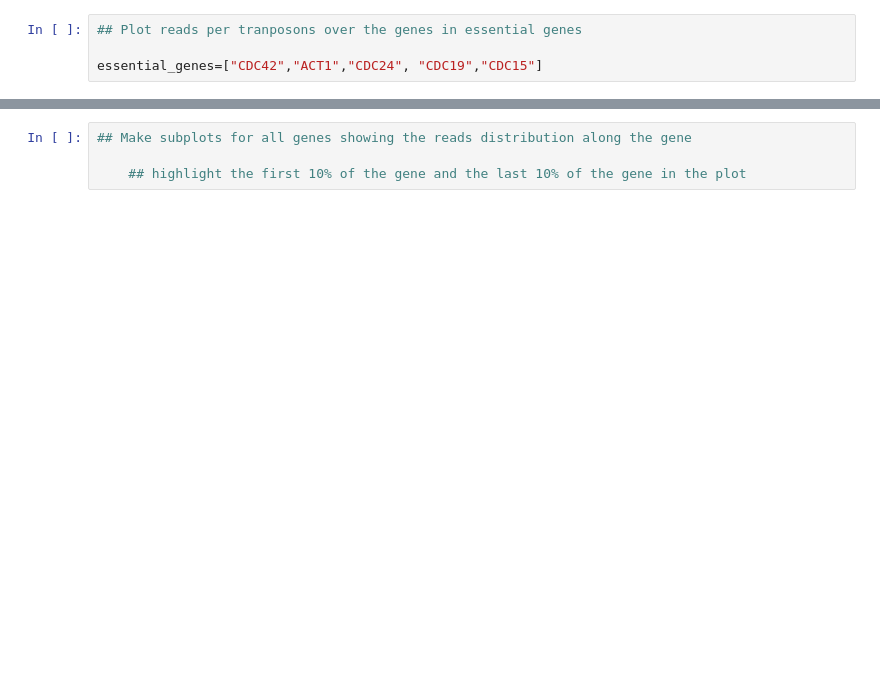
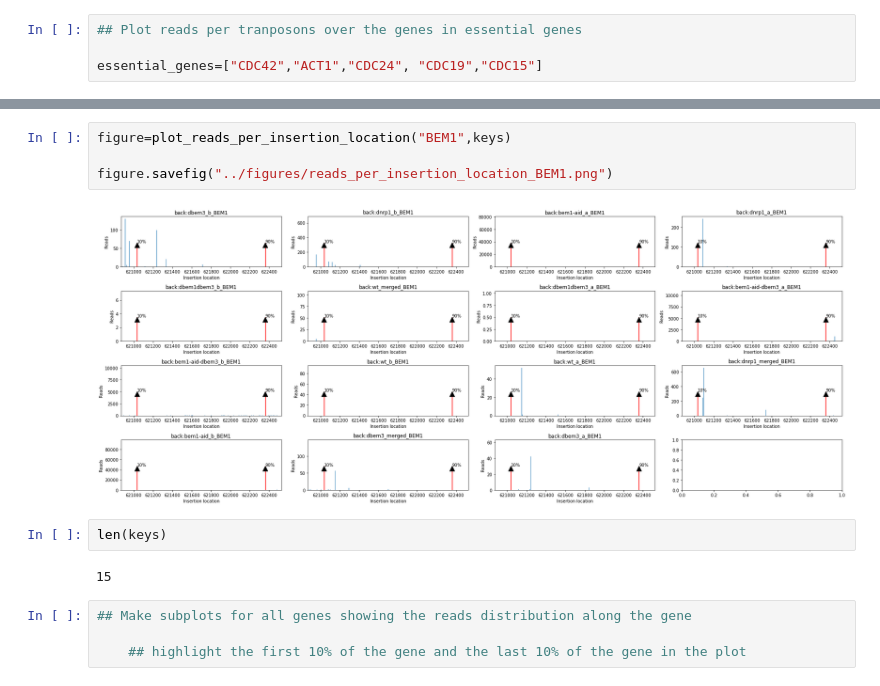
Before and after one commit to SATAY-LL/comparative-analysis-among-strains, a Jupyter notebook: src/analysis_individual_genes.ipynb, the cells around one changed output, grey strips where cells are left out. Drawn from its saved outputs; the diff is of its cells as text; blank space fills up the shorter version.

```diff
--- a/src/analysis_individual_genes.ipynb
+++ b/src/analysis_individual_genes.ipynb
@@ -69,3 +155,13 @@ length_10_last=0.9*length
+# %%
+figure=plot_reads_per_insertion_location("BEM1",keys)
+
+figure.savefig("../figures/reads_per_insertion_location_BEM1.png")
+# %% [output]
+[figure, added]
+# %%
+len(keys)
+# %% [output]
+15
 # %%
 ## Make subplots for all genes showing the reads distribution along the gene
 
```
Also changed, not shown: parts of 5 cells of this notebook.
